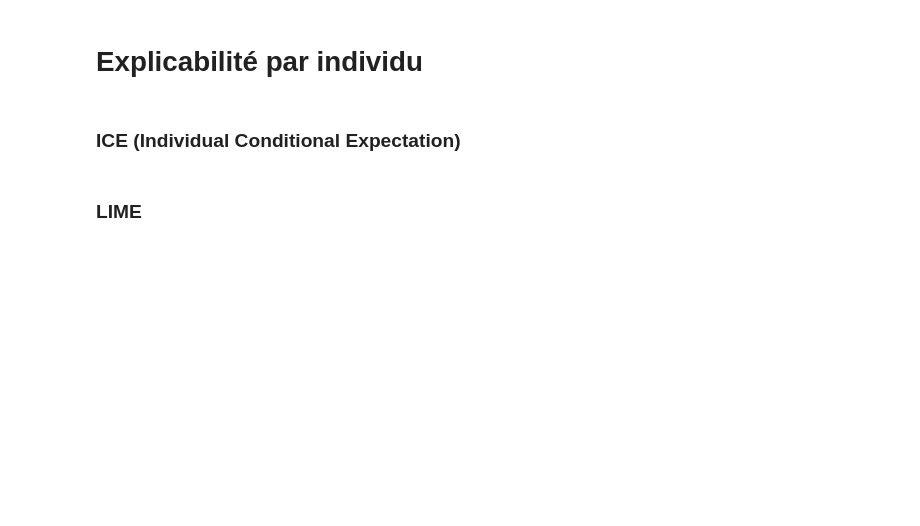
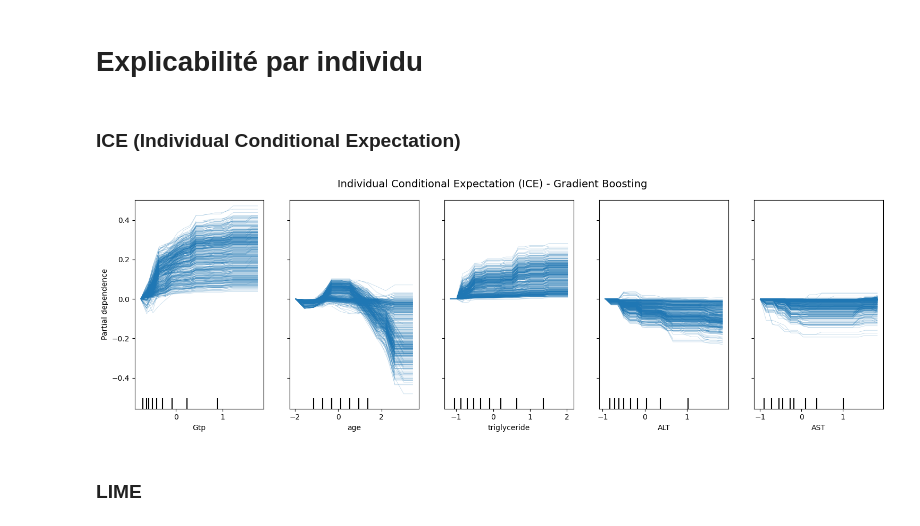
Before and after one commit to isabel6198/svm_tabac, a Jupyter notebook: notebooks/03_interpretation.ipynb, the cells around one changed output. Cells and saved outputs as stored; diff of their text form; code cells hidden in the pictures; blank space fills up the shorter version.

```diff
--- a/notebooks/03_interpretation.ipynb
+++ b/notebooks/03_interpretation.ipynb
@@ -347,6 +324,31 @@ plt.show()
 # Explicabilité par individu
 # %% [markdown]
 ### ICE (Individual Conditional Expectation)
+# %%
+
+
+# Vérifier que les noms sont bien dans feature_names
+feature_indices = [feature_names.index(f) for f in features]
+
+# Tracé ICE
+_, ax = plt.subplots(figsize=(15, 5))  # 3 variables = 1 ligne
+PartialDependenceDisplay.from_estimator(
+    model,
+    X_test_prepared,  # déjà standardisé
+    features=feature_indices,
+    feature_names=feature_names,
+    kind="individual",         # <- clé pour ICE
+    subsample=0.05,            # 5% des individus pour lisibilité
+    grid_resolution=20,
+    centered=True,             # centrer les courbes autour de la moyenne
+    n_cols=6,
+    ax=ax
+)
+plt.suptitle("Individual Conditional Expectation (ICE) - Gradient Boosting", fontsize=14)
+plt.tight_layout()
+plt.show()
+# %% [output]
+[figure, added]
 # %% [markdown]
 ### LIME
 # %%
```
Also changed, not shown: parts of 12 cells of this notebook.
